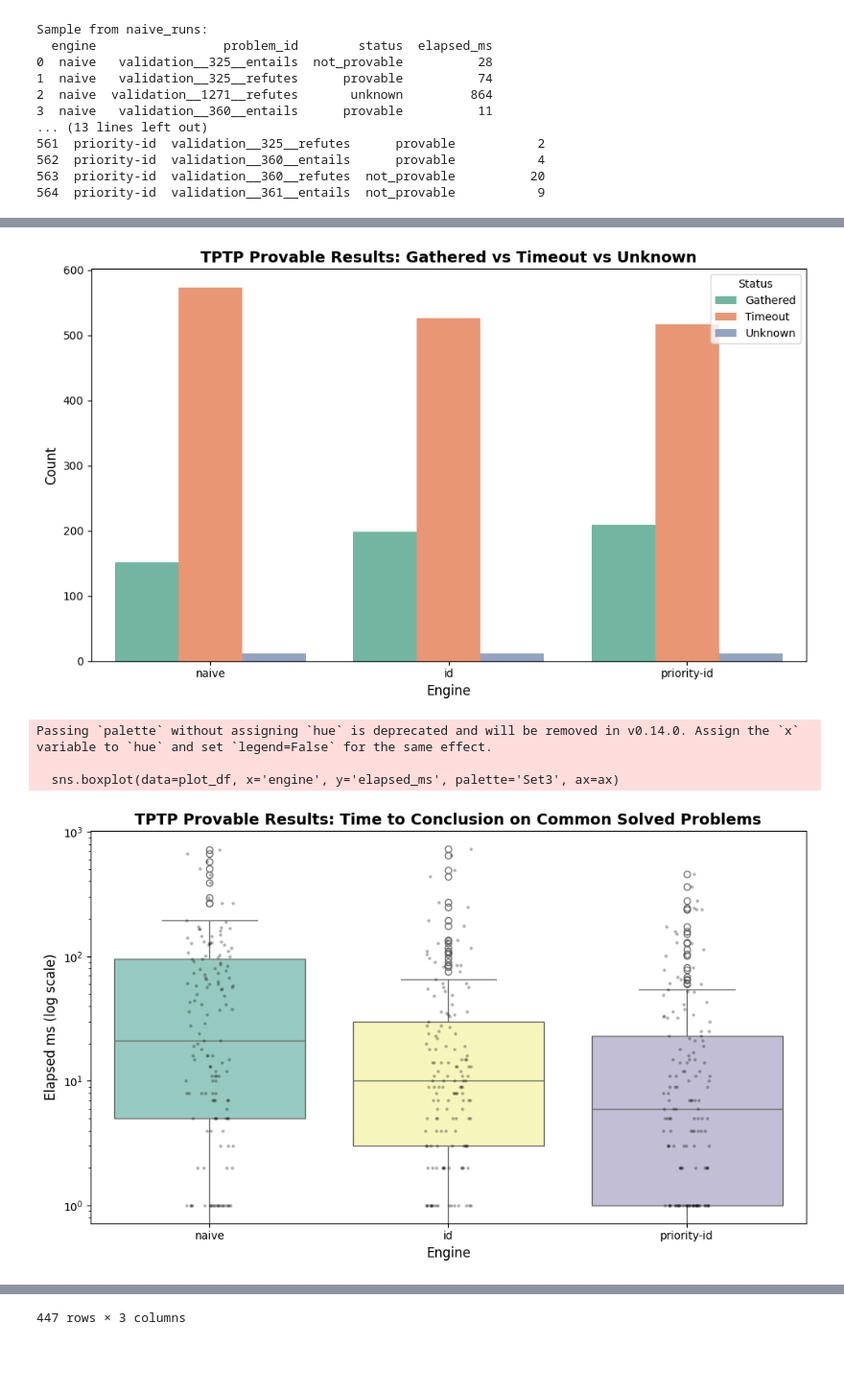
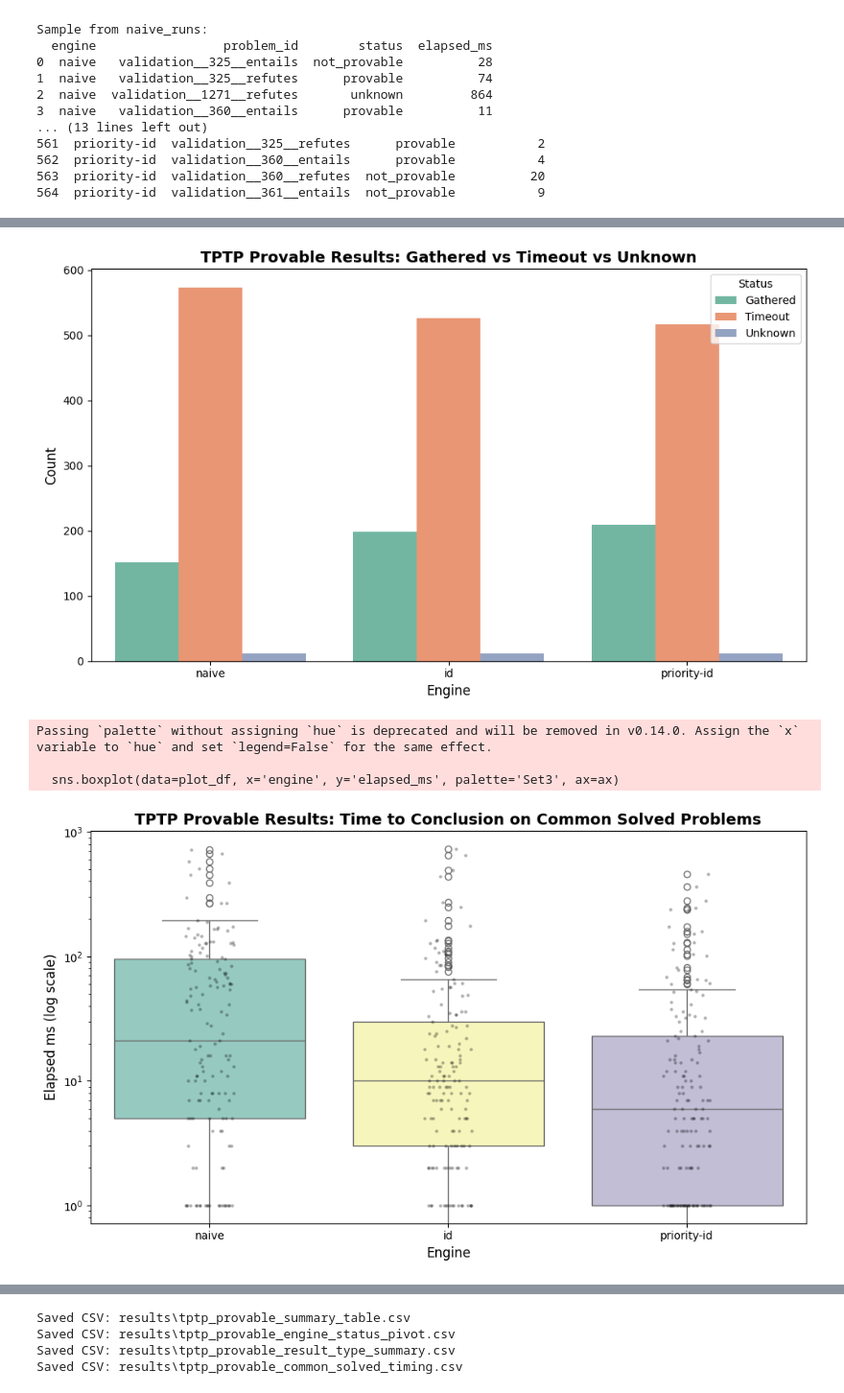
Before and after one commit to madiabio/logic-assignment, a Jupyter notebook: analysis/notebook.ipynb, the cells around one changed output, grey strips where cells are left out. Shown at 96% size. Cells and saved outputs as stored; diff of their text form; code cells hidden in the pictures; blank space fills up the shorter version.

```diff
--- a/analysis/notebook.ipynb
+++ b/analysis/notebook.ipynb
@@ -175,6 +189,11 @@ common_solved = solved[solved["problem_id"].isin(common_problems)].copy()
 # 3. One row per problem per engine
 plot_df = common_solved[["problem_id", "engine", "elapsed_ms"]].copy()
 
+results_dir = Path("results")
+results_dir.mkdir(parents=True, exist_ok=True)
+plot_df.to_csv(results_dir / "folio_common_solved_timing.csv", index=False)
+print(f"Saved CSV: {results_dir / 'folio_common_solved_timing.csv'}")
+
 plt.figure(figsize=(10, 6))
 sns.boxplot(data=plot_df, x="engine", y="elapsed_ms", palette="Set2")
 sns.stripplot(data=plot_df, x="engine", y="elapsed_ms", color="black", alpha=0.35, size=3)
@@ -183,6 +202,8 @@ plt.title("Time to Conclusion on Common Solved Problems (FOLIO)")
 plt.xlabel("Engine")
 plt.ylabel("Elapsed ms (log scale)")
 plt.tight_layout()
-plt.savefig("results/folio_engine_conclusion_time.png")
+figures_dir = Path("../report/figures")
+figures_dir.mkdir(parents=True, exist_ok=True)
+plt.savefig(figures_dir / "folio_engine_conclusion_time.png")
 plt.show()
 # %% [output]
@@ -229,7 +251,7 @@ def print_summary_table(merged, title):
     return summary_df
 
 
-def load_engine_status_counts(merged, title):
+def plot_engine_status_counts(merged, title, dataset_name):
     status_summary = (
         merged.groupby(['engine', 'status'])
         .size()
@@ -247,35 +269,15 @@ def load_engine_status_counts(merged, title):
     ax.set_ylabel('Count', fontsize=12)
     plt.xticks(rotation=0)
     plt.tight_layout()
+    figures_dir = Path("../report/figures")
+    figures_dir.mkdir(parents=True, exist_ok=True)
+    plt.savefig(figures_dir / f"{dataset_name}_engine_status.png")
     plt.show()
 
     return summary_pivot
 
 
-def plot_engine_status_counts(merged, title):
-    status_summary = (
-        merged.groupby(['engine', 'status'])
-        .size()
-        .reset_index(name='count')
-    )
-    summary_pivot = (
-        status_summary.pivot(index='engine', columns='status', values='count')
-        .fillna(0)
-        .astype(int)
-    )
-
-    ax = summary_pivot.plot(kind='bar', figsize=(10, 6))
-    ax.set_title(title, fontsize=14, fontweight='bold')
-    ax.set_xlabel('Engine', fontsize=12)
-    ax.set_ylabel('Count', fontsize=12)
-    plt.xticks(rotation=0)
-    plt.tight_layout()
-    plt.show()
-
-    return summary_pivot
-
-
-def plot_result_type_counts(merged, title):
+def plot_result_type_counts(merged, title, dataset_name):
     status_summary = []
     for engine_name in merged['engine'].dropna().unique():
         engine_data = merged[merged['engine'] == engine_name]
@@ -295,12 +297,15 @@ def plot_result_type_counts(merged, title):
     ax.set_ylabel('Count', fontsize=12)
     ax.set_xlabel('Engine', fontsize=12)
     plt.tight_layout()
+    figures_dir = Path("../report/figures")
+    figures_dir.mkdir(parents=True, exist_ok=True)
+    plt.savefig(figures_dir / f"{dataset_name}_result_types.png")
     plt.show()
 
     return summary_df
 
 
-def plot_common_solved_timing(merged, title):
+def plot_common_solved_timing(merged, title, dataset_name):
     solved = merged[merged['status'].isin(['provable', 'not_provable'])].copy()
     engines = solved['engine'].dropna().unique()
     if len(engines) == 0:
@@ -322,6 +327,9 @@ def plot_common_solved_timing(merged, title):
     ax.set_xlabel('Engine', fontsize=12)
     ax.set_ylabel('Elapsed ms (log scale)', fontsize=12)
     plt.tight_layout()
+    figures_dir = Path("../report/figures")
+    figures_dir.mkdir(parents=True, exist_ok=True)
+    plt.savefig(figures_dir / f"{dataset_name}_timing.png")
     plt.show()
 
     return plot_df
@@ -330,35 +338,48 @@ def plot_common_solved_timing(merged, title):
 # Load and plot tptp-provable-results.db
 candidate_paths = [Path('analysis/tptp-provable-results.db'), Path('tptp-provable-results.db')]
 tptp_db_path = next((path for path in candidate_paths if path.exists()), candidate_paths[0])
 tptp_runs, tptp_results, tptp_merged = load_and_merge_db(tptp_db_path)
 
 print(f'{tptp_db_path} loaded:')
 print(f'  Runs: {len(tptp_runs)} rows')
 print(f'  Results: {len(tptp_results)} rows')
 print(f'  Merged: {len(tptp_merged)} rows')
 print()
 
-print_summary_table(tptp_merged, 'TPTP Provable Results Summary')
-plot_engine_status_counts(tptp_merged, 'TPTP Provable Results by Engine and Status')
-plot_result_type_counts(tptp_merged, 'TPTP Provable Results: Gathered vs Timeout vs Unknown')
-plot_common_solved_timing(tptp_merged, 'TPTP Provable Results: Time to Conclusion on Common Solved Problems')
+results_dir = Path("results")
+results_dir.mkdir(parents=True, exist_ok=True)
+
+tptp_prov_summary = print_summary_table(tptp_merged, 'TPTP Provable Results Summary')
+tptp_prov_status_pivot = plot_engine_status_counts(tptp_merged, 'TPTP Provable Results by Engine and Status', 'tptp_provable')
+tptp_prov_result_types = plot_result_type_counts(tptp_merged, 'TPTP Provable Results: Gathered vs Timeout vs Unknown', 'tptp_provable')
+tptp_prov_timing = plot_common_solved_timing(tptp_merged, 'TPTP Provable Results: Time to Conclusion on Common Solved Problems', 'tptp_provable')
+
+tptp_prov_summary.to_csv(results_dir / "tptp_provable_summary_table.csv", index=False)
+tptp_prov_status_pivot.to_csv(results_dir / "tptp_provable_engine_status_pivot.csv")
+tptp_prov_result_types.to_csv(results_dir / "tptp_provable_result_type_summary.csv", index=False)
+tptp_prov_timing.to_csv(results_dir / "tptp_provable_common_solved_timing.csv", index=False)
+
+print(f"Saved CSV: {results_dir / 'tptp_provable_summary_table.csv'}")
+print(f"Saved CSV: {results_dir / 'tptp_provable_engine_status_pivot.csv'}")
+print(f"Saved CSV: {results_dir / 'tptp_provable_result_type_summary.csv'}")
+print(f"Saved CSV: {results_dir / 'tptp_provable_common_solved_timing.csv'}")
 # %% [output]
 tptp-provable-results.db loaded:
   Runs: 3 rows
   Results: 2211 rows
   Merged: 2211 rows
 
 
 TPTP Provable Results Summary
 ======================================================================
      Engine  Gathered  Timeout  Unknown  Total
       naive       152      573       12    737
          id       199      526       12    737
 priority-id       209      516       12    737
 ======================================================================
 [figure]
 [figure]
 Passing `palette` without assigning `hue` is deprecated and will be removed in v0.14.0. Assign the `x` variable to `hue` and set `legend=False` for the same effect.
 
   sns.boxplot(data=plot_df, x='engine', y='elapsed_ms', palette='Set3', ax=ax)
-[figure, old version]
+[figure, new version]
@@ -377,4 +386,7 @@ Passing `palette` without assigning `hue` is deprecated and will be removed in v
-447 rows × 3 columns
+Saved CSV: results\tptp_provable_summary_table.csv
+Saved CSV: results\tptp_provable_engine_status_pivot.csv
+Saved CSV: results\tptp_provable_result_type_summary.csv
+Saved CSV: results\tptp_provable_common_solved_timing.csv
 # %%
 # Load and plot tptp-unprovable-results.db
 candidate_paths = [Path('analysis/tptp-unprovable-results.db'), Path('tptp-unprovable-results.db')]
```
Also changed, not shown: parts of 6 cells of this notebook, 11 other files.
